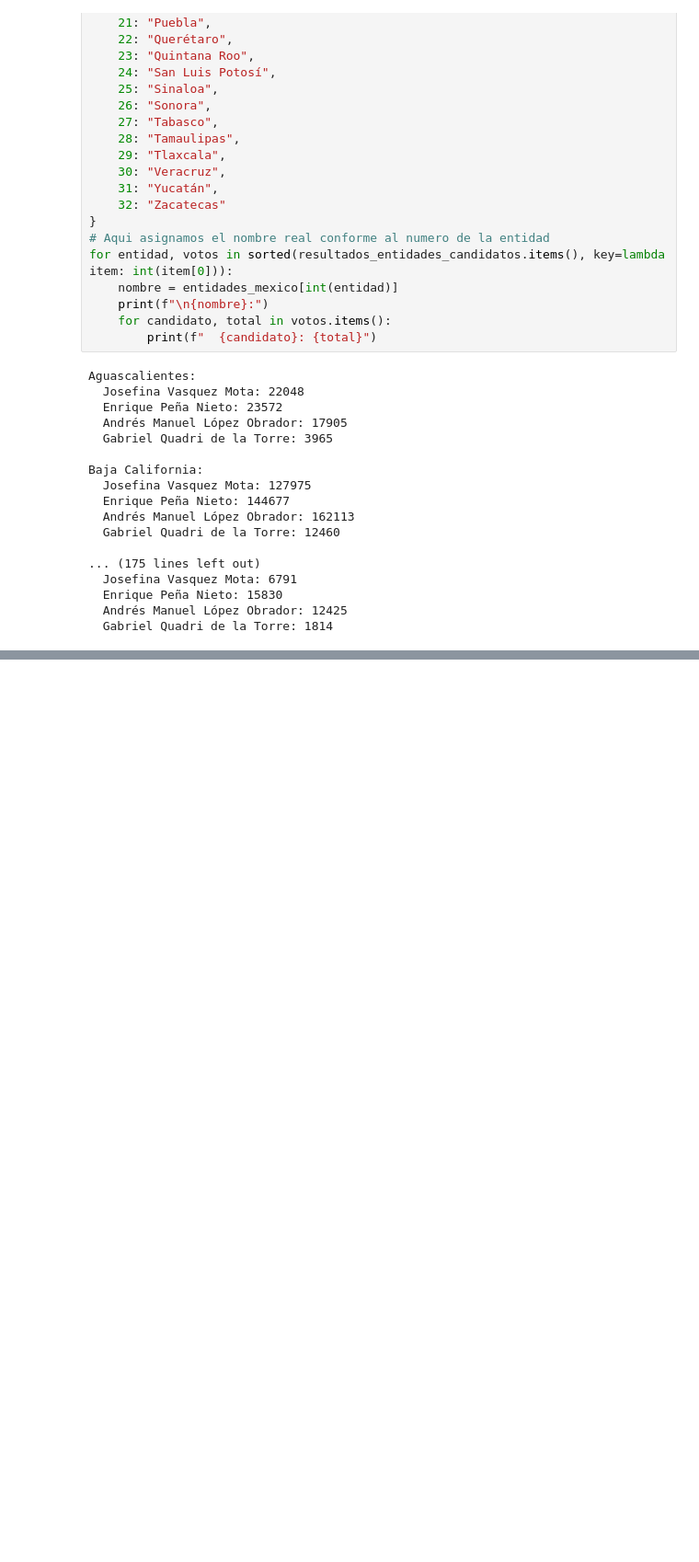
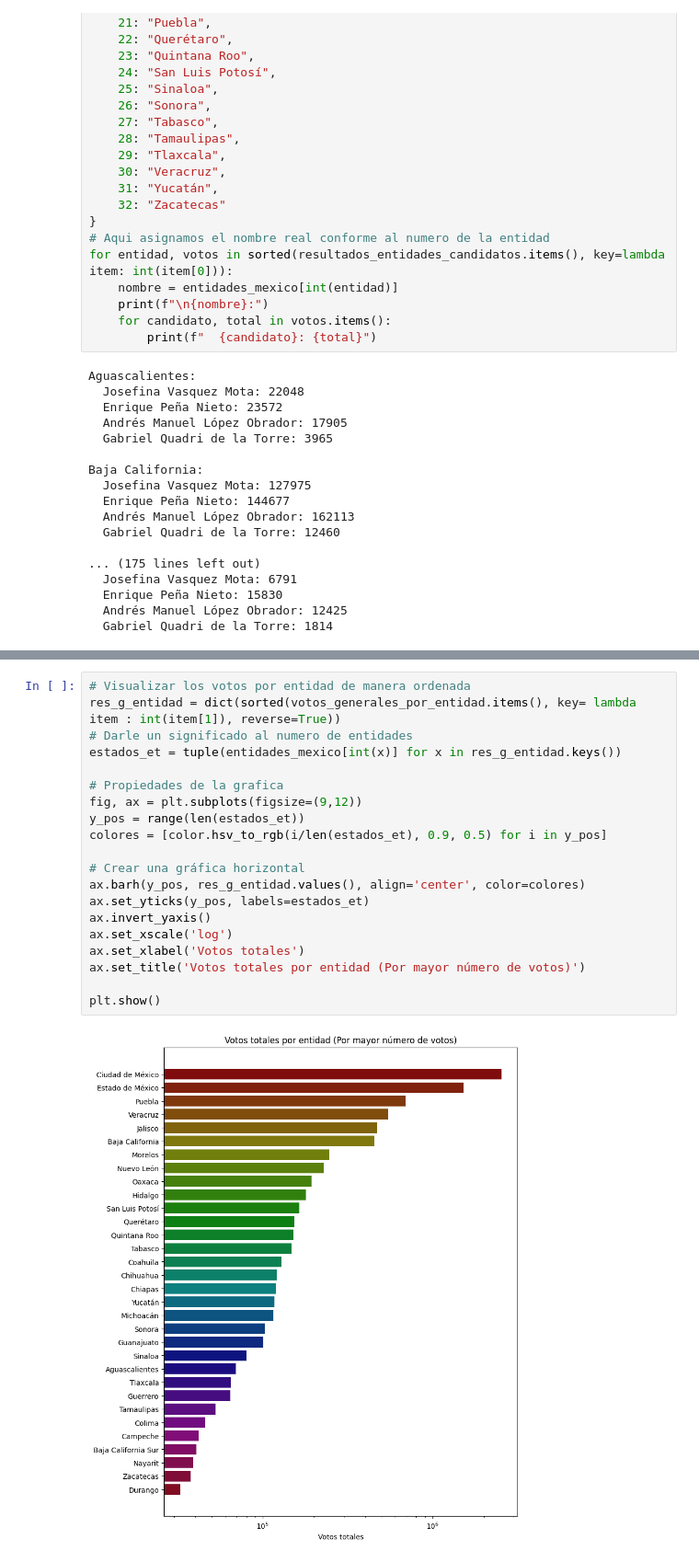
Before and after one commit to PabloXantini/SABANAS_Studio, a Jupyter notebook: CD_04_PrimerProyecto_NOMBRE_APELLIDO.ipynb, the cells around one changed output, grey strips where cells are left out. Shown at 92% size. Saved outputs shown, nothing was run; the diff lists cells and outputs as text; blank space fills up the shorter version.

```diff
--- a/CD_04_PrimerProyecto_NOMBRE_APELLIDO.ipynb
+++ b/CD_04_PrimerProyecto_NOMBRE_APELLIDO.ipynb
@@ -287,0 +290,22 @@ plt.show()
+# %%
+# Visualizar los votos por entidad de manera ordenada
+res_g_entidad = dict(sorted(votos_generales_por_entidad.items(), key= lambda item : int(item[1]), reverse=True))
+# Darle un significado al numero de entidades
+estados_et = tuple(entidades_mexico[int(x)] for x in res_g_entidad.keys())
+
+# Propiedades de la grafica
+fig, ax = plt.subplots(figsize=(9,12))
+y_pos = range(len(estados_et))
+colores = [color.hsv_to_rgb(i/len(estados_et), 0.9, 0.5) for i in y_pos]
+
+# Crear una gráfica horizontal
+ax.barh(y_pos, res_g_entidad.values(), align='center', color=colores)
+ax.set_yticks(y_pos, labels=estados_et)
+ax.invert_yaxis()
+ax.set_xscale('log')
+ax.set_xlabel('Votos totales')
+ax.set_title('Votos totales por entidad (Por mayor número de votos)')
+
+plt.show()
+# %% [output]
+[figure, added]
```
Also changed, not shown: parts of 3 cells of this notebook.
